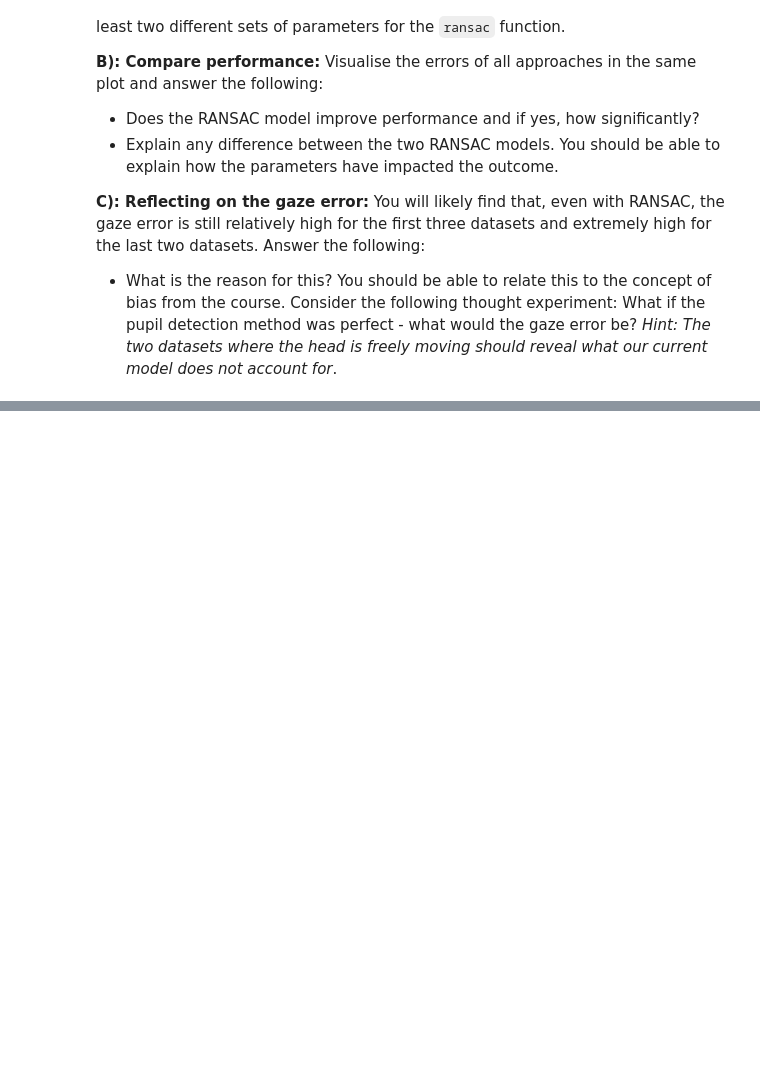
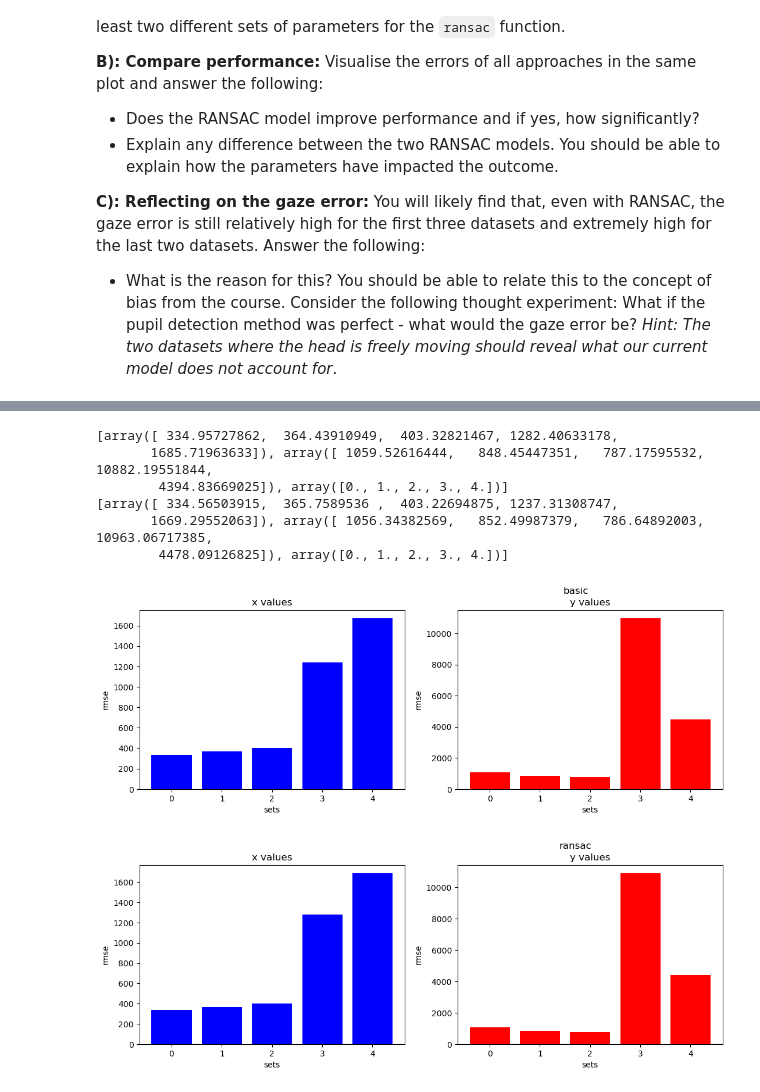
Before and after one commit to MikkelBerggreen/ITU-Introduction-to-Machine-Learning, a Jupyter notebook: source/exercises/W6-data-cleaning/notebooks/gaze_features_nb.ipynb, the cells around one changed output, grey strips where cells are left out. Cells and saved outputs as stored; diff of their text form; code cells hidden in the pictures; blank space fills up the shorter version.

```diff
--- a/source/exercises/W6-data-cleaning/notebooks/gaze_features_nb.ipynb
+++ b/source/exercises/W6-data-cleaning/notebooks/gaze_features_nb.ipynb
@@ -409,9 +441,54 @@ You now have to evaluate and compare the RANSAC and basic approach to pupil dete
 **C): <i class="fas fa-code"></i>** **Reflecting on the gaze error:** You will likely find that, even with RANSAC, the gaze error is still relatively high for the first three datasets and extremely high for the last two datasets. Answer the following:
 - What is the reason for this? You should be able to relate this to the concept of bias from the course. Consider the following thought experiment: What if the pupil detection method was perfect - what would the gaze error be? *Hint: The two datasets where the head is freely moving should reveal what our current model does not account for*.
 # %%
-# Uncomment the following lines when your find_pupil_basic function is working
-
-# pupils_ransac = [[find_pupil_ransac(ii)[0].params for ii in images_row] for images_row in tqdm(images)]
-# pupils_ransac = [pd.DataFrame(p, columns=['cx', 'cy', 'ax', 'ay', 'angle']) for p in pupils_ransac]
-# pupils_ransac_train = [df.iloc[:9] for df in pupils_ransac]
-# pupils_ransac_test = [df.iloc[9:] for df in pupils_ransac]
+# Uncomment the following lines when your find_pupil_ransac function is working
+pupils_ransac = [[find_pupil_ransac(ii)[0].params for ii in images_row] for images_row in tqdm(images)]
+pupils_ransac = [pd.DataFrame(p, columns=['cx', 'cy', 'ax', 'ay', 'angle']) for p in pupils_ransac]
+pupils_ransac_train = [df.iloc[:9] for df in pupils_ransac]
+pupils_ransac_test = [df.iloc[9:] for df in pupils_ransac]
+# %%
+# A ---------------------------------
+# Calculating RMSE for x and y coordinates for every test data set
+def calculateAllRmseRansac():
+    rmseXs = np.array([])
+    rmseYs = np.array([])
+    sets = np.array([])
+    for case in range(0, len(pupils_ransac_test)):
+        xs, ys = calculatePredictions(case, pupils_ransac_test, pupils_ransac_train, positions_train, usedOrder)
+        trueValues = trueValuesToArray(case, pupils_ransac_test)
+        rmseX = rmse(xs, trueValues[0])
+        rmseY = rmse(ys, trueValues[1])
+        rmseXs = np.append(rmseXs, rmseX)
+        rmseYs = np.append(rmseYs, rmseY)
+        sets = np.append(sets, case)
+    return [rmseXs, rmseYs, sets]
+
+print(calculateAllRmseRansac())
+
+# First result:
+# [[335.70643762, 366.660041, 404.11185792, 1079.56008283, 1760.17245263],
+# [1056.07871064, 848.76202575, 786.66081505, 10771.9385066, 4424.13331188]]
+
+# Second result:
+# [[334.95727862, 364.43910949, 403.32821467, 1282.40633178, 1685.71963633],
+# [1059.52616444, 848.45447351, 787.17595532, 10882.19551844, 4394.83669025]]
+
+
+# B ---------------------------------
+barPlotRmses(calculateAllRmseBasic(), "basic")
+barPlotRmses(calculateAllRmseRansac(), "ransac")
+
+# The improvement of the RANSAC model is both very minimal and also varying.
+# Comparing the RMSE for the basic approach with the RANSAC approach, the differences are very small for the first three datasets.
+# For some of them, the RANSAC error is a tiny bit smaller, while for others it is a tiny bit larger (in the range of like 1.3 at max)
+# For the last two sets the difference is a bit larger, with RANSAC having error values around 80 lower than with the basic approach.
+# Overall though, for the first three, the improvement is extremely minimal, and most likely random based on the parameters
+# for the ransac() function
+
+# For the two different results of the RANSAC models, the differences are again small for the first three sets and larger for the last two.
+# The points (parameters) used in the iterations in the ransac() function is of course different each time because of the subset of samples.
+# This explains why the results differ for each model.
+# Increasing the iteration count should increase consistency in the results found for each final calculated model.
+
+#print(calculateAllRmseBasic())
+# %% [output]
@@ -418,3 +497,11 @@ You now have to evaluate and compare the RANSAC and basic approach to pupil dete
+[array([ 334.95727862,  364.43910949,  403.32821467, 1282.40633178,
+       1685.71963633]), array([ 1059.52616444,   848.45447351,   787.17595532, 10882.19551844,
+        4394.83669025]), array([0., 1., 2., 3., 4.])]
+[array([ 334.56503915,  365.7589536 ,  403.22694875, 1237.31308747,
+       1669.29552063]), array([ 1056.34382569,   852.49987379,   786.64892003, 10963.06717385,
+        4478.09126825]), array([0., 1., 2., 3., 4.])]
+[figure, added]
+[figure, added]
 # %%
 def gaze_error_ransac(idx):
     # Your solution
```
Also changed, not shown: parts of 5 cells of this notebook.
